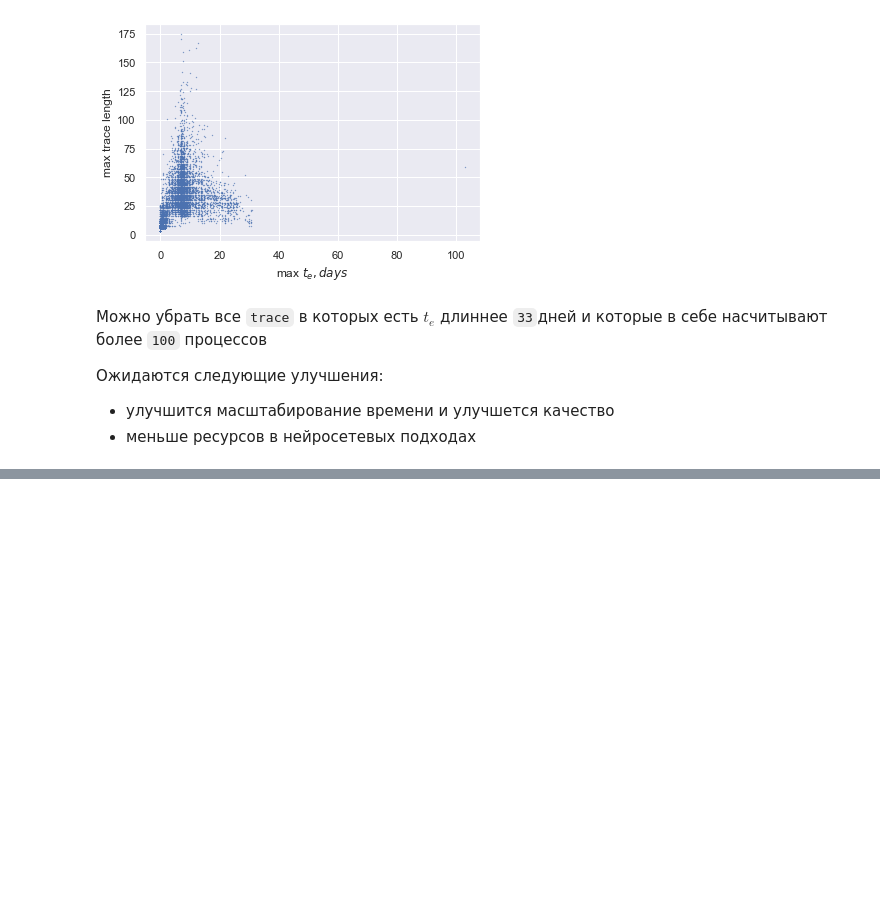
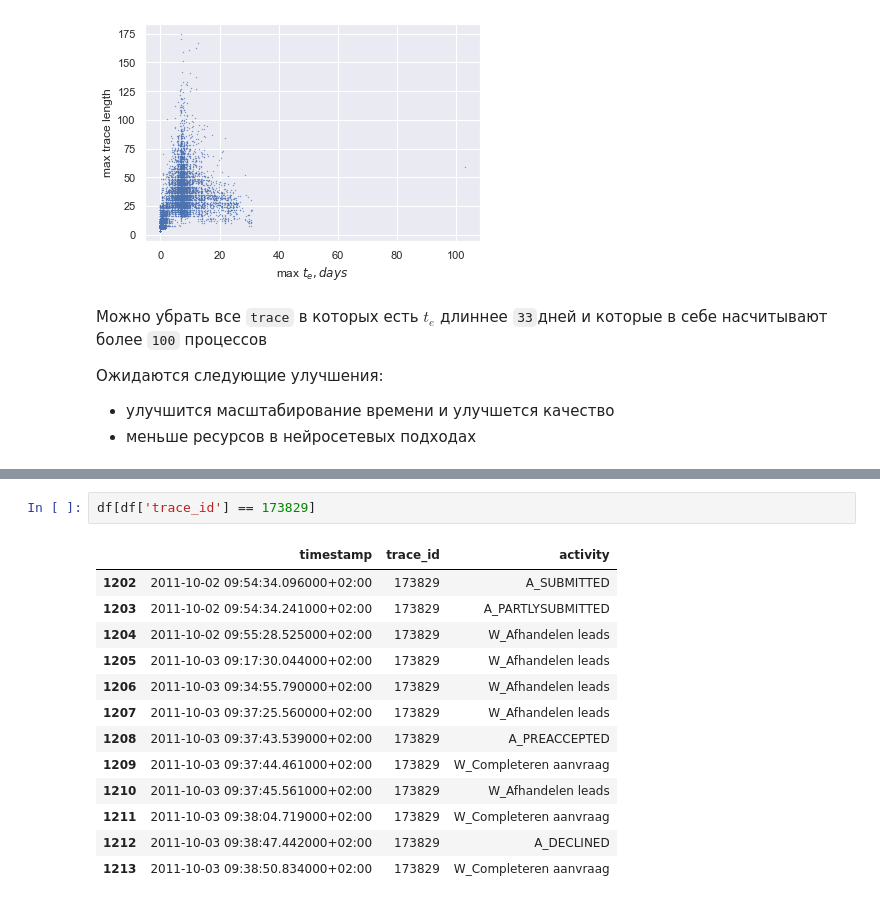
Before and after one commit to lemikhovalex/rl4pm, a Jupyter notebook: 00_visualization.ipynb, the cells around one changed output, grey strips where cells are left out. Saved outputs shown, nothing was run; the diff lists cells and outputs as text; blank space fills up the shorter version.

```diff
--- a/00_visualization.ipynb
+++ b/00_visualization.ipynb
@@ -287,0 +397,16 @@ Text(0, 0.5, 'max trace length')
+# %%
+df[df['trace_id'] == 173829]
+# %% [output]
+|  | timestamp | trace_id | activity |
+| 1202 | 2011-10-02 09:54:34.096000+02:00 | 173829 | A_SUBMITTED |
+| 1203 | 2011-10-02 09:54:34.241000+02:00 | 173829 | A_PARTLYSUBMITTED |
+| 1204 | 2011-10-02 09:55:28.525000+02:00 | 173829 | W_Afhandelen leads |
+| 1205 | 2011-10-03 09:17:30.044000+02:00 | 173829 | W_Afhandelen leads |
+| 1206 | 2011-10-03 09:34:55.790000+02:00 | 173829 | W_Afhandelen leads |
+| 1207 | 2011-10-03 09:37:25.560000+02:00 | 173829 | W_Afhandelen leads |
+| 1208 | 2011-10-03 09:37:43.539000+02:00 | 173829 | A_PREACCEPTED |
+| 1209 | 2011-10-03 09:37:44.461000+02:00 | 173829 | W_Completeren aanvraag |
+| 1210 | 2011-10-03 09:37:45.561000+02:00 | 173829 | W_Afhandelen leads |
+| 1211 | 2011-10-03 09:38:04.719000+02:00 | 173829 | W_Completeren aanvraag |
+| 1212 | 2011-10-03 09:38:47.442000+02:00 | 173829 | A_DECLINED |
+| 1213 | 2011-10-03 09:38:50.834000+02:00 | 173829 | W_Completeren aanvraag |
```
Also changed, not shown: parts of 20 cells of this notebook.
